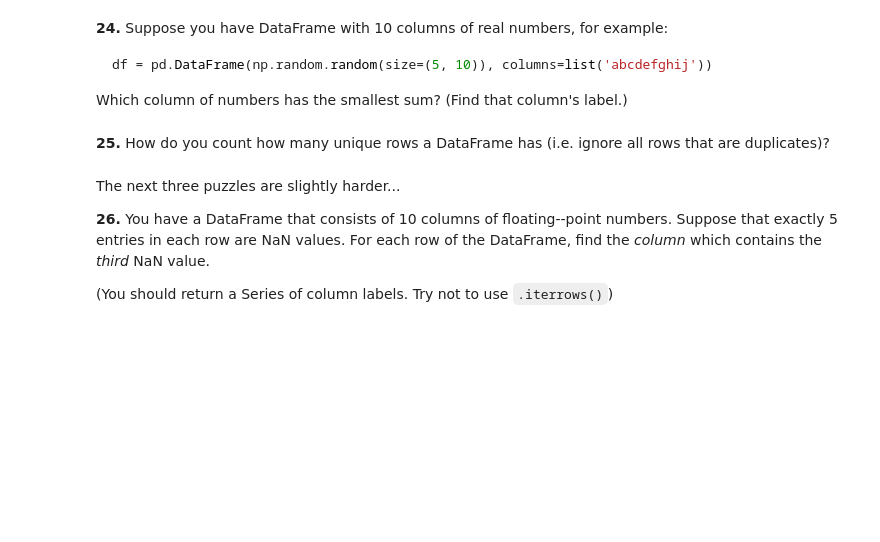
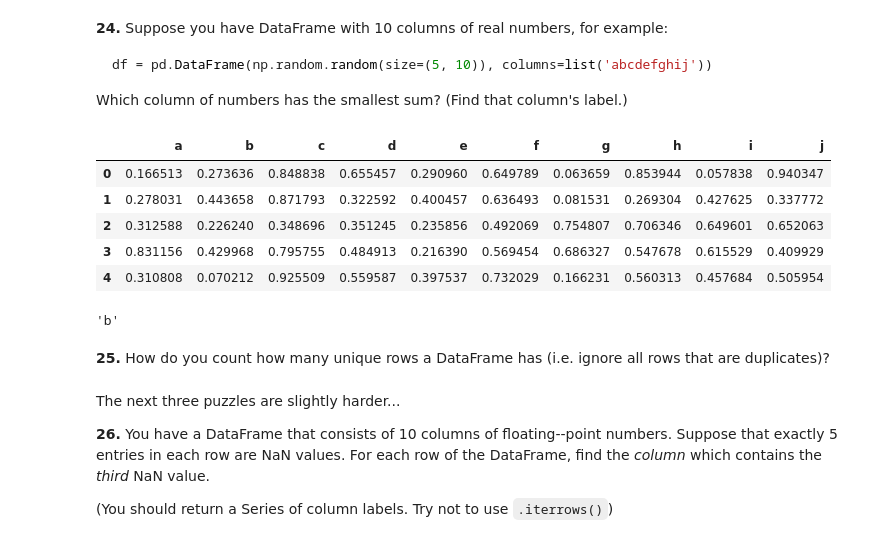
Before and after one commit to Deniz-shelby/AI_Bootcamp, a Jupyter notebook: M1/D7/d7_Pandas/100-pandas-puzzles.ipynb, the cells around one changed output. Saved outputs shown, nothing was run; the diff lists cells and outputs as text; code cells hidden in the pictures; blank space fills up the shorter version.

````diff
--- a/M1/D7/d7_Pandas/100-pandas-puzzles.ipynb
+++ b/M1/D7/d7_Pandas/100-pandas-puzzles.ipynb
@@ -341,6 +418,18 @@ how do you subtract the row mean from each element in the row?
 df = pd.DataFrame(np.random.random(size=(5, 10)), columns=list('abcdefghij'))
 ```
 Which column of numbers has the smallest sum? (Find that column's label.)
+# %%
+df = pd.DataFrame(np.random.random(size=(5, 10)), columns=list('abcdefghij'))
+display(df)
+df.sum().idxmin() #idxmin = Return index of first occurrence of minimum over requested axis.
+# %% [output]
+|  | a | b | c | d | e | f | g | h | i | j |
+| 0 | 0.166513 | 0.273636 | 0.848838 | 0.655457 | 0.290960 | 0.649789 | 0.063659 | 0.853944 | 0.057838 | 0.940347 |
+| 1 | 0.278031 | 0.443658 | 0.871793 | 0.322592 | 0.400457 | 0.636493 | 0.081531 | 0.269304 | 0.427625 | 0.337772 |
+| 2 | 0.312588 | 0.226240 | 0.348696 | 0.351245 | 0.235856 | 0.492069 | 0.754807 | 0.706346 | 0.649601 | 0.652063 |
+| 3 | 0.831156 | 0.429968 | 0.795755 | 0.484913 | 0.216390 | 0.569454 | 0.686327 | 0.547678 | 0.615529 | 0.409929 |
+| 4 | 0.310808 | 0.070212 | 0.925509 | 0.559587 | 0.397537 | 0.732029 | 0.166231 | 0.560313 | 0.457684 | 0.505954 |
+'b'
 # %% [markdown]
 **25.** How do you count how many unique rows a DataFrame has (i.e. ignore all rows that are duplicates)?
 # %% [markdown]
````
Also changed, not shown: parts of 13 cells of this notebook.
